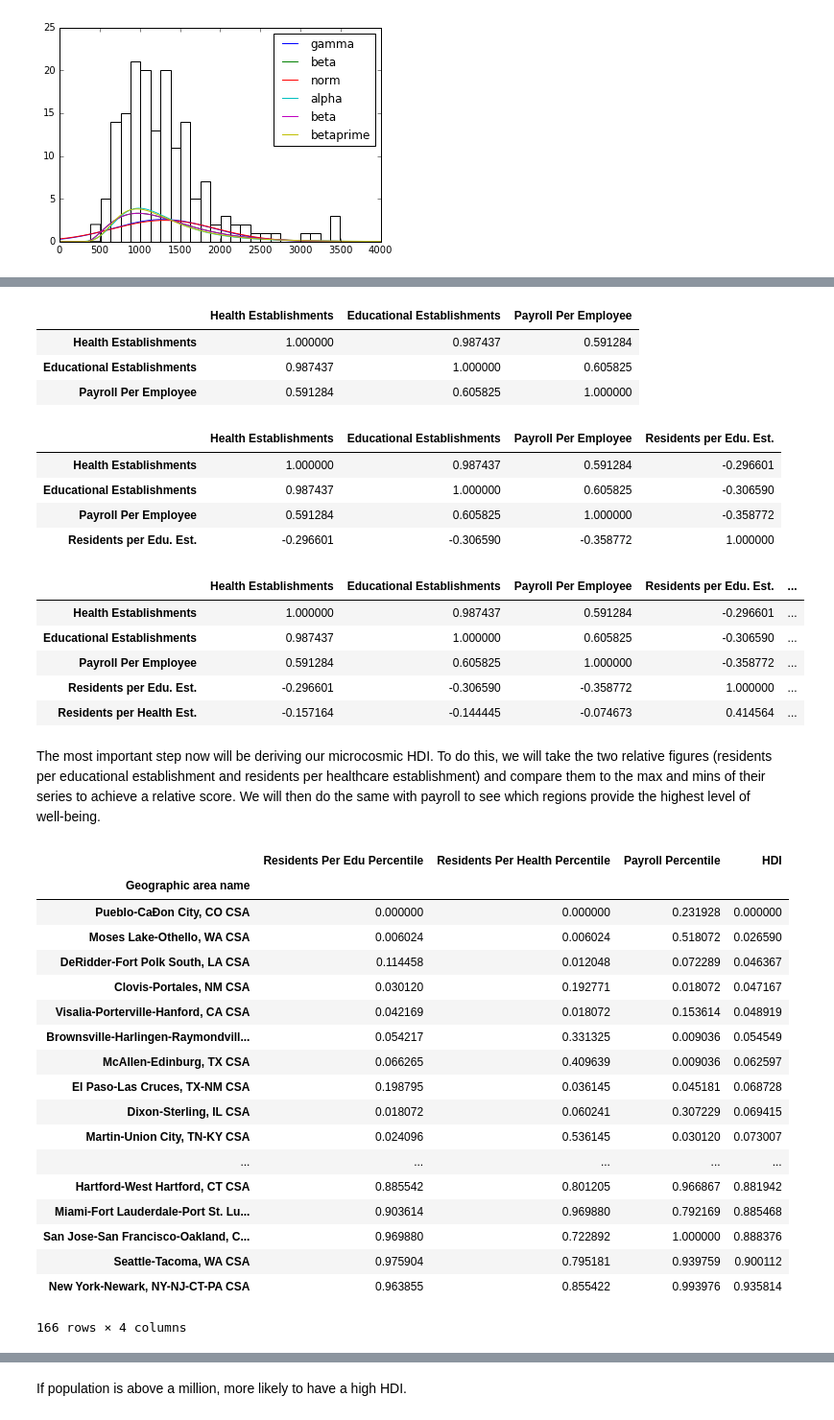
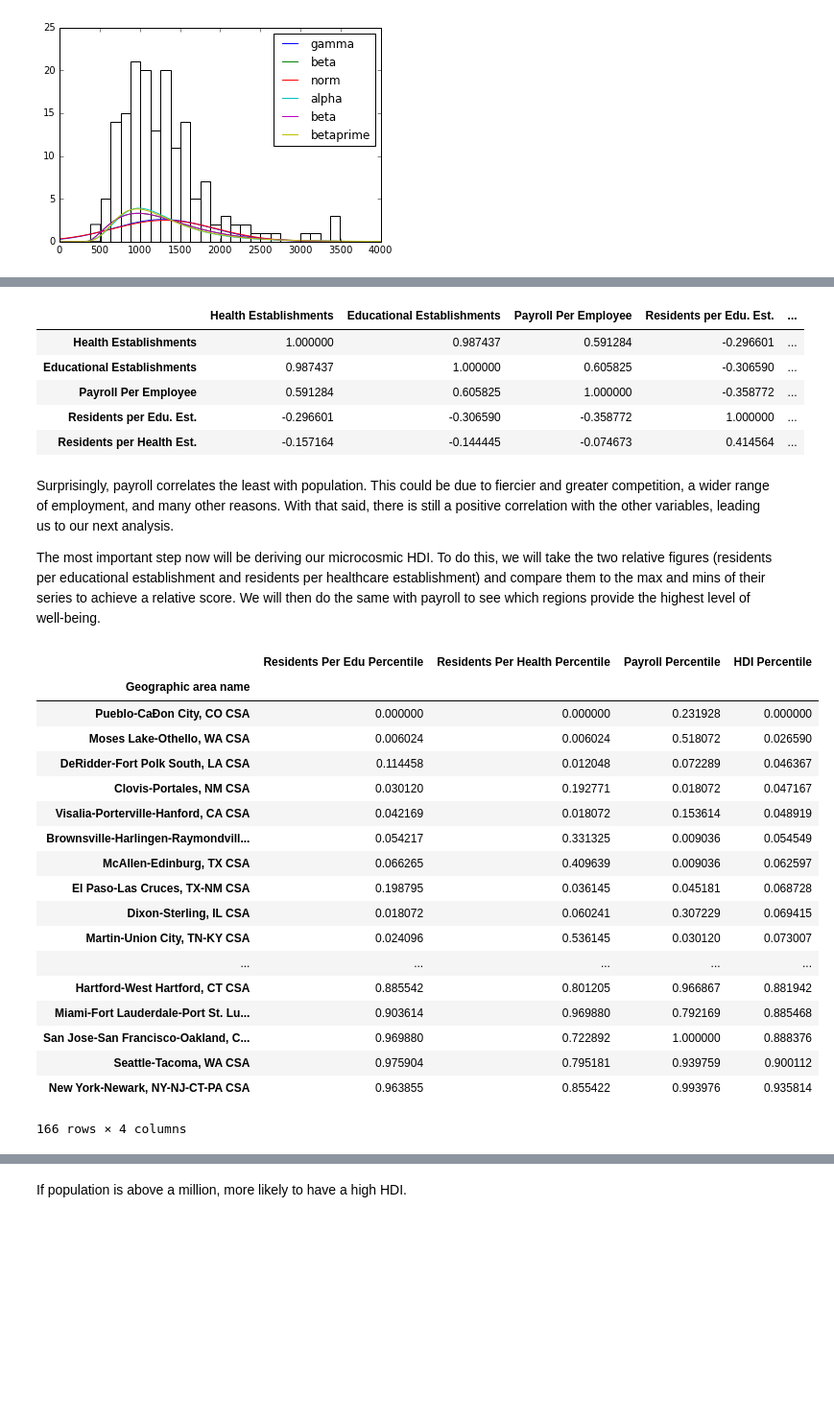
Before and after one commit to jacobjzhang/applied-stats-midterm, a Jupyter notebook: midterm-project.ipynb, the cells around one changed output, grey strips where cells are left out. Shown: that part at 96% size. Saved outputs shown, nothing was run; the diff lists cells and outputs as text; code cells hidden in the pictures; blank space fills up the shorter version.

Commit message:
redoing the analysis

```diff
--- a/midterm-project.ipynb
+++ b/midterm-project.ipynb
@@ -8,0 +11,6 @@ The first step is to wrangle our data so that we are able to properly utilize th
+# %%
+populations = pandas.read_csv('datasets/population_values.csv', sep=',', index_col=False, encoding='latin-1', skiprows=1, skipfooter=4, engine='python')
+print(populations.columns)
+pop_index = populations.set_index('Geographic region', drop=False)
+latest_pop = pop_index[pop_index['Geographic region'] != 'United States']['Population Estimate (as of July 1) - 2015']
+print(latest_pop.plot(kind='hist', bins=50, normed=False))
@@ -220,11 +190,10 @@ We can now incorporate the number of healthcare institutions. It would be intere
 health_est = pandas.read_csv('datasets/health_est_values.csv', sep=',', encoding='latin-1', skiprows=1)
 health_est = health_est.set_index('Geographic area name', drop=False)
 health_est_all = health_est[health_est['Meaning of Type of operation or tax status code'] == 'All establishments']
-flattened_all_health_est = health_est_all.groupby('Geographic area name').sum().sort('Number of establishments', ascending=False)
-flattened_all_edu_est = all_edu_est.groupby('Geographic area name').sum().sort('Number of establishments', ascending=False)
+flattened_all_health_est = health_est_all.groupby('Geographic area name').sum().sort_values(by='Number of establishments', ascending=False)
+flattened_all_edu_est = all_edu_est.groupby('Geographic area name').sum().sort_values(by='Number of establishments', ascending=False)
 health_edu_est = pandas.concat([flattened_all_health_est['Number of establishments'], flattened_all_edu_est['Number of establishments']], axis=1)
 health_edu_est.columns = ['Health Establishments', 'Educational Establishments']
 
-print(health_edu_est)
 print(health_edu_est.corr())
 # %% [output]
@@ -371,57 +297,35 @@ pandas.concat([health_edu_est, business_grouped['Payroll Per Employee']], axis=1
-# %%
-# Merge health establishment count with payroll per employee
-
-full_table = pandas.concat([health_edu_est, business_grouped['Payroll Per Employee']], axis=1).sort('Payroll Per Employee').dropna()
-full_table.astype(float).corr()
-# %% [output]
-|  | Health Establishments | Educational Establishments | Payroll Per Employee |
-| Health Establishments | 1.000000 | 0.987437 | 0.591284 |
-| Educational Establishments | 0.987437 | 1.000000 | 0.605825 |
-| Payroll Per Employee | 0.591284 | 0.605825 | 1.000000 |
 # %%
-# flattened_all_edu_est['Number of establishments']
+full_table = pandas.concat([health_edu_est, business_grouped['Payroll Per Employee']], axis=1).sort('Payroll Per Employee').dropna()
 edu_table = pandas.concat([flattened_all_edu_est['Number of establishments'], latest_pop], axis=1)
 full_table['Residents per Edu. Est.'] = edu_table['Population Estimate (as of July 1) - 2015'] / edu_table['Number of establishments']
+health_table = pandas.concat([flattened_all_health_est['Number of establishments'], latest_pop], axis=1)
+full_table['Residents per Health Est.'] = health_table['Population Estimate (as of July 1) - 2015'] / health_table['Number of establishments']
 full_table.astype(float).corr()
 # %% [output]
-|  | Health Establishments | Educational Establishments | Payroll Per Employee | Residents per Edu. Est. |
-| Health Establishments | 1.000000 | 0.987437 | 0.591284 | -0.296601 |
-| Educational Establishments | 0.987437 | 1.000000 | 0.605825 | -0.306590 |
-| Payroll Per Employee | 0.591284 | 0.605825 | 1.000000 | -0.358772 |
-| Residents per Edu. Est. | -0.296601 | -0.306590 | -0.358772 | 1.000000 |
+|  | Health Establishments | Educational Establishments | Payroll Per Employee | Residents per Edu. Est. | ... |
+| Health Establishments | 1.000000 | 0.987437 | 0.591284 | -0.296601 | ... |
+| Educational Establishments | 0.987437 | 1.000000 | 0.605825 | -0.306590 | ... |
+| Payroll Per Employee | 0.591284 | 0.605825 | 1.000000 | -0.358772 | ... |
+| Residents per Edu. Est. | -0.296601 | -0.306590 | -0.358772 | 1.000000 | ... |
+| Residents per Health Est. | -0.157164 | -0.144445 | -0.074673 | 0.414564 | ... |
-# %%
-# flattened_all_edu_est['Number of establishments']
-health_table = pandas.concat([flattened_all_health_est['Number of establishments'], latest_pop], axis=1)
-full_table['Residents per Health Est.'] = health_table['Population Estimate (as of July 1) - 2015'] / health_table['Number of establishments']
-full_table.astype(float).corr()
-# %% [output]
-|  | Health Establishments | Educational Establishments | Payroll Per Employee | Residents per Edu. Est. | ... |
-| Health Establishments | 1.000000 | 0.987437 | 0.591284 | -0.296601 | ... |
-| Educational Establishments | 0.987437 | 1.000000 | 0.605825 | -0.306590 | ... |
-| Payroll Per Employee | 0.591284 | 0.605825 | 1.000000 | -0.358772 | ... |
-| Residents per Edu. Est. | -0.296601 | -0.306590 | -0.358772 | 1.000000 | ... |
-| Residents per Health Est. | -0.157164 | -0.144445 | -0.074673 | 0.414564 | ... |
 # %% [markdown]
+Surprisingly, payroll correlates the least with population. This could be due to fiercier and greater competition, a wider range of employment, and many other reasons. With that said, there is still a positive correlation with the other variables, leading us to our next analysis.
+
 The most important step now will be deriving our microcosmic HDI. To do this, we will take the two relative figures (residents per educational establishment and residents per healthcare establishment) and compare them to the max and mins of their series to achieve a relative score. We will then do the same with payroll to see which regions provide the highest level of well-being.
 # %%
 from scipy import stats
 from scipy.stats.mstats import gmean
 
 full_table['Residents Per Edu Percentile'] = 1 - stats.rankdata(full_table['Residents per Edu. Est.'], "average")/len(full_table['Residents per Edu. Est.'])
 full_table['Residents Per Health Percentile'] = 1 - stats.rankdata(full_table['Residents per Health Est.'], "average")/len(full_table['Residents per Health Est.'])
 full_table['Payroll Percentile'] = (stats.rankdata(full_table['Payroll Per Employee'], "average")/len(full_table['Payroll Per Employee']))
 # need composite static/metric to integrate all 3
 res = full_table['Residents Per Edu Percentile'] * full_table['Residents Per Health Percentile'] * full_table['Payroll Percentile']
-full_table['HDI'] = res**(1. / 3.)
-
-clean_full_table = full_table[['Residents Per Edu Percentile', 'Residents Per Health Percentile', 'Payroll Percentile', 'HDI']]
-
-clean_full_table.sort('HDI')
-
-# payroll percentile (1 minus)
-# equal weighing
+full_table['HDI Percentile'] = res**(1. / 3.)
+clean_full_table = full_table[['Residents Per Edu Percentile', 'Residents Per Health Percentile', 'Payroll Percentile', 'HDI Percentile']]
+clean_full_table.sort('HDI Percentile')
 # %% [output]
-|  | Residents Per Edu Percentile | Residents Per Health Percentile | Payroll Percentile | HDI |
+|  | Residents Per Edu Percentile | Residents Per Health Percentile | Payroll Percentile | HDI Percentile |
 | Geographic area name |  |  |  |  |
 | Pueblo-CaÐon City, CO CSA | 0.000000 | 0.000000 | 0.231928 | 0.000000 |
 | Moses Lake-Othello, WA CSA | 0.006024 | 0.006024 | 0.518072 | 0.026590 |
```
Also changed, not shown: parts of 34 cells of this notebook, 1 other file.
